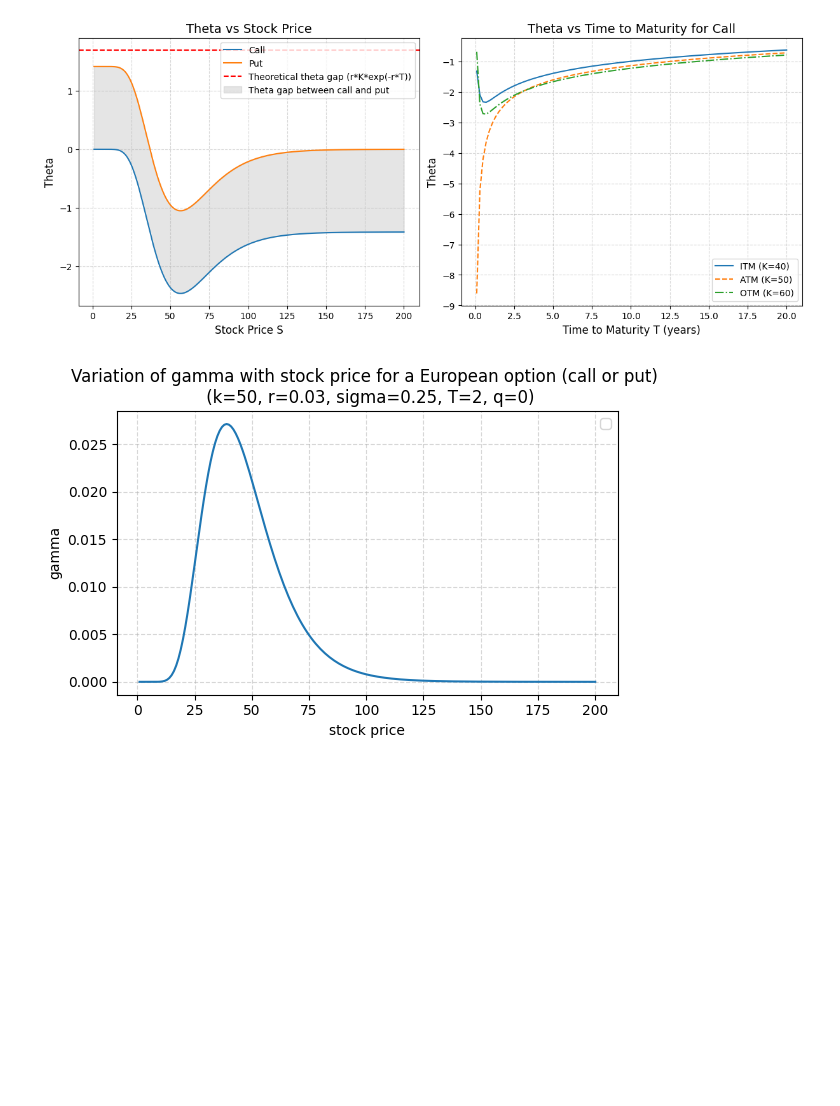
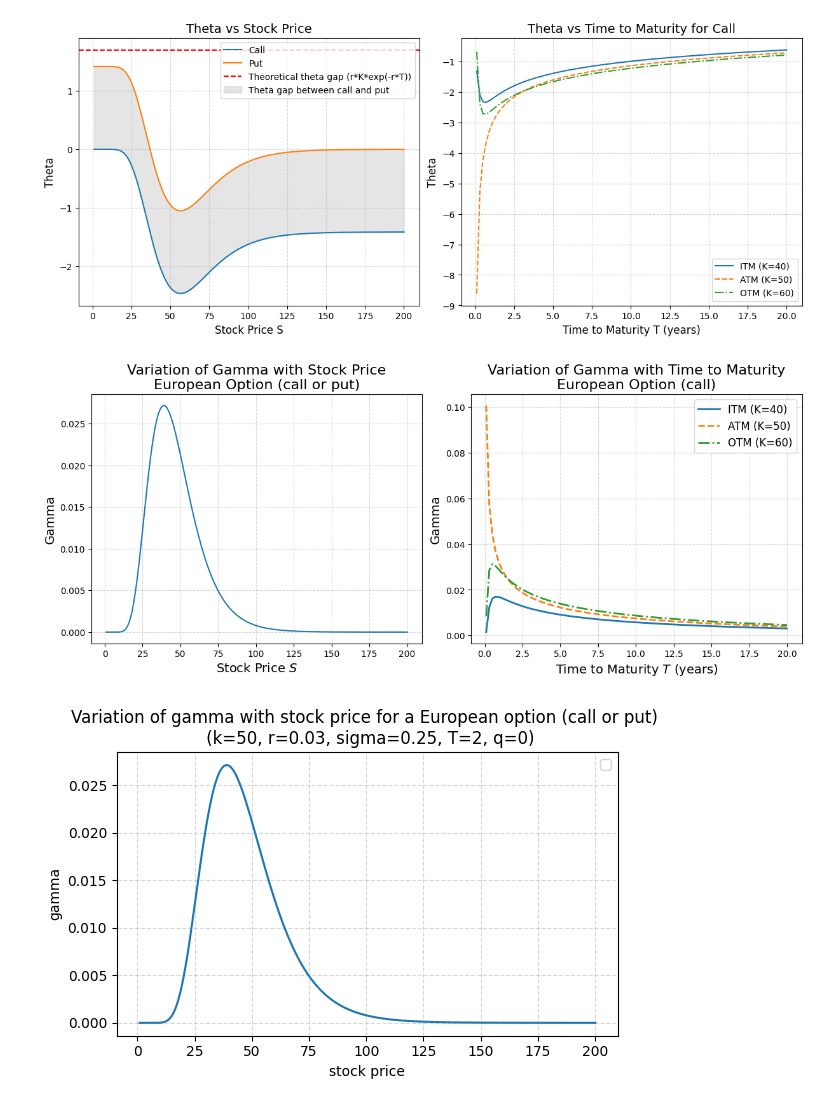
Before and after one commit to hsiuhsil/options_futures_derivatives, a Jupyter notebook: notebooks/demo of greeks.ipynb, the cells around one changed output. Saved outputs shown, nothing was run; the diff lists cells and outputs as text; code cells hidden in the pictures; blank space fills up the shorter version.

```diff
--- a/notebooks/demo of greeks.ipynb
+++ b/notebooks/demo of greeks.ipynb
@@ -162,6 +161,44 @@ ax.legend(fontsize=10)
 plt.show()
 # %% [output]
 [figure]
+# %%
+# Parameters
+stocks = np.linspace(1, 200, 200)
+k, r, sigma, T, q = 50, 0.03, 0.25, 2, 0
+
+# Left: Gamma vs Stock Price
+gammas_stock = gamma(s=stocks, k=k, r=r, sigma=sigma, T=T, q=q)
+
+# Right: Gamma vs Time to Maturity for different moneyness
+maturities = np.linspace(0.1, 20, 100)
+k_values = [40, 50, 60]
+moneyness_labels = ['ITM','ATM','OTM']
+linestyles = ['-', '--', '-.']
+
+# Create figure with 2 panels
+fig, axes = plt.subplots(1, 2, figsize=(12, 5), constrained_layout=True)
+
+# Left panel: Gamma vs Stock Price
+axes[0].plot(stocks, gammas_stock)
+axes[0].set_xlabel('Stock Price $S$', fontsize=14)
+axes[0].set_ylabel('Gamma', fontsize=14)
+axes[0].set_title('Variation of Gamma with Stock Price\nEuropean Option (call or put)', fontsize=16)
+axes[0].grid(True, linestyle='--', alpha=0.5)
+
+# Right panel: Gamma vs Time to Maturity
+for k_val, label, ls in zip(k_values, moneyness_labels, linestyles):
+    gammas_T = gamma(s=50, k=k_val, r=r, sigma=sigma, T=maturities, q=q)
+    axes[1].plot(maturities, gammas_T, linestyle=ls, lw=2, label=f'{label} (K={k_val})')
+
+axes[1].set_xlabel('Time to Maturity $T$ (years)', fontsize=14)
+axes[1].set_ylabel('Gamma', fontsize=14)
+axes[1].set_title('Variation of Gamma with Time to Maturity\nEuropean Option (call)', fontsize=16)
+axes[1].grid(True, linestyle='--', alpha=0.5)
+axes[1].legend(fontsize=12)
+
+plt.show()
+# %% [output]
+[figure, added]
 # %%
 stocks = np.linspace(1,200,200)
 k, r, sigma, T, q = 50, 0.03, 0.25, 2, 0
```
Also changed, not shown: parts of 2 cells of this notebook.
